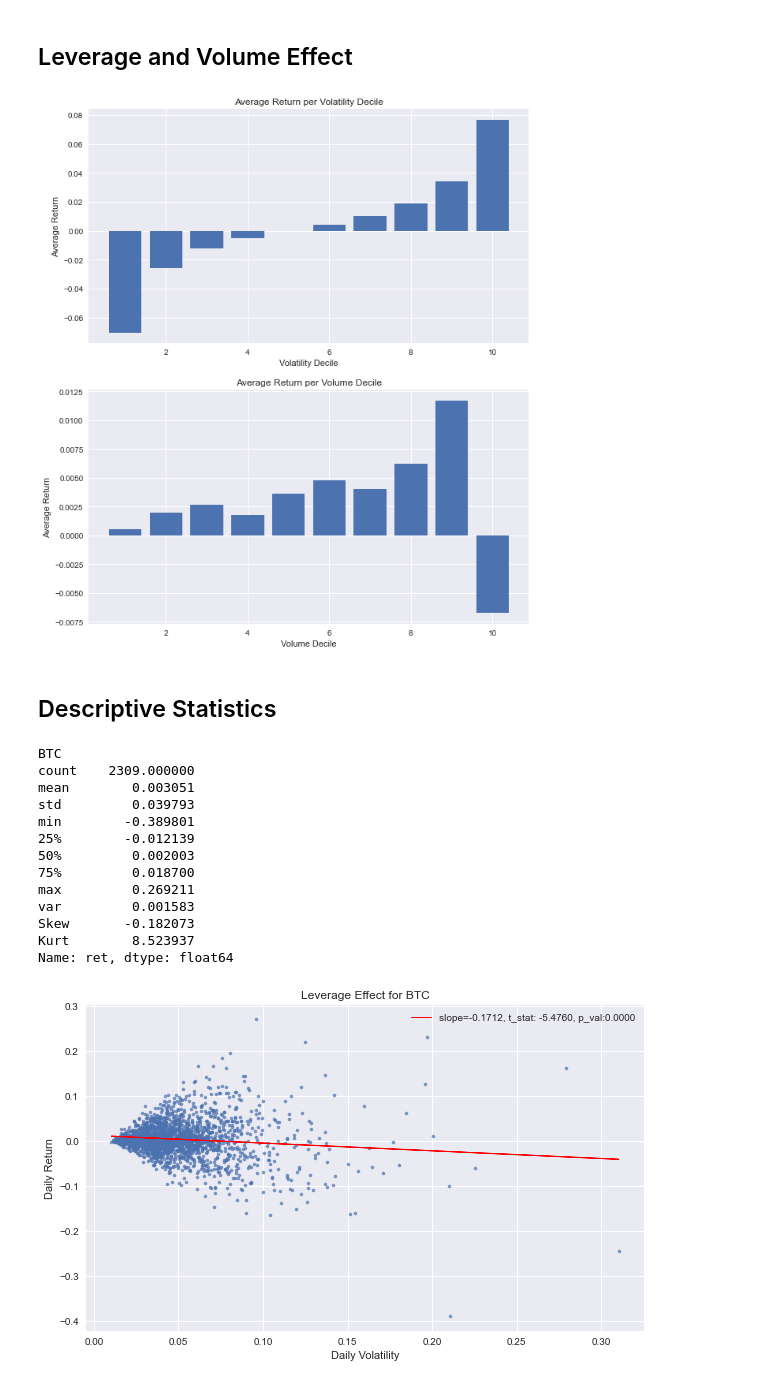
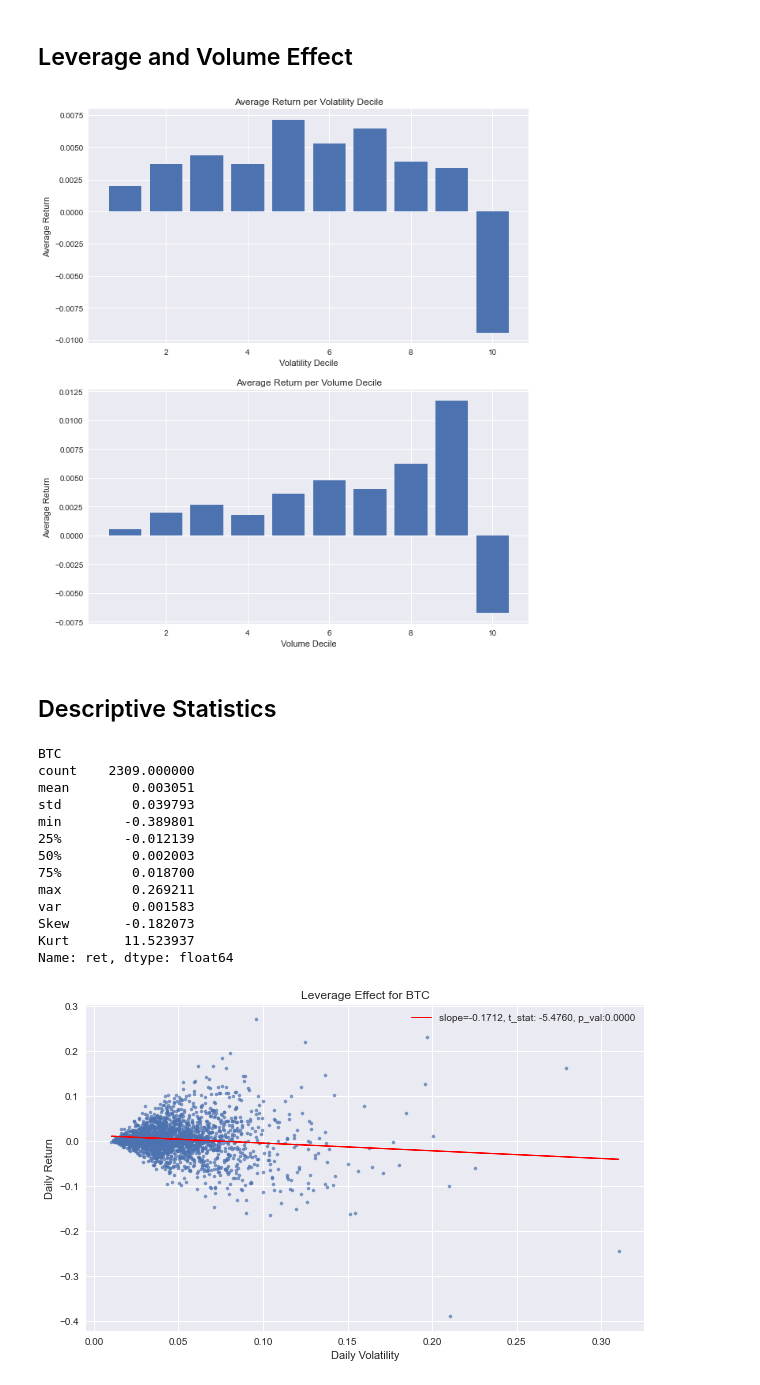
Before and after one commit to Vekkt/ml4f_project, a Jupyter notebook: src/data_analysis.ipynb, the cells around one changed output. Saved outputs shown, nothing was run; the diff lists cells and outputs as text; code cells hidden in the pictures.

```diff
--- a/src/data_analysis.ipynb
+++ b/src/data_analysis.ipynb
@@ -110,40 +112,40 @@ plt.savefig('vola_clustering.pdf')
 ## Leverage and Volume Effect
 # %%
 fig = plt.figure(figsize=(10, 12))
-dataset['decile'] = 1 + dataset[['ret']].transform(lambda x: pd.qcut(x, 10, labels=False))
-decile_ret = dataset[['ret', 'decile']].groupby('decile').mean()
+# dataset['decile'] = 1 + dataset[['ret']].transform(lambda x: pd.qcut(x, 10, labels=False))
+# decile_ret = dataset[['ret', 'decile']].groupby('decile').mean()
 
 
-# ax1 = fig.add_subplot(3, 1, 1)
+#ax1 = fig.add_subplot(2, 1, 1)
 
-# ax1.set_title('Average Return per Return Decile')
+#ax1.set_title('Average Return per Return Decile')
 # ax1.bar([x for x in range(1, 11)], decile_ret['ret'])
 # ax1.set_ylabel('Average Return')
 
-# dataset['decile'] = 1 + dataset[['Volatility']].transform(lambda x: pd.qcut(x, 10, labels=False))
-# decile_ret = dataset[['ret', 'decile']].groupby('decile').mean()
+dataset['decile'] = 1 + dataset[['Volatility']].transform(lambda x: pd.qcut(x, 10, labels=False))
+decile_ret = dataset[['ret', 'decile']].groupby('decile').mean()
 
 ax2 = fig.add_subplot(2, 1, 1)
 
 ax2.bar([x for x in range(1, 11)], decile_ret['ret'])
 ax2.set_title('Average Return per Volatility Decile')
 ax2.set_xlabel('Volatility Decile')
 ax2.set_ylabel('Average Return')
 
 dataset['decile'] = 1 + dataset[['Volume']].transform(lambda x: pd.qcut(x, 10, labels=False))
 decile_ret = dataset[['ret', 'decile']].groupby('decile').mean()
 
 
 ax3 = fig.add_subplot(2, 1, 2)
 ax3.bar([x for x in range(1, 11)], decile_ret['ret'])
 ax3.set_title('Average Return per Volume Decile')
 ax3.set_xlabel('Volume Decile')
 ax3.set_ylabel('Average Return')
 
 
 plt.savefig('leverage_effect.pdf')
 # %% [output]
-[figure, old version]
+[figure, new version]
 # %% [markdown]
 ## Descriptive Statistics
 # %%
@@ -151,7 +153,7 @@ print('BTC')
 ret_stat = dataset['ret'].describe()
 ret_stat.loc['var'] = dataset['ret'].var().tolist()
 ret_stat.loc['Skew'] = dataset['ret'].skew().tolist()
-ret_stat.loc['Kurt'] = dataset['ret'].kurtosis().tolist()
+ret_stat.loc['Kurt'] = dataset['ret'].kurtosis().tolist() + 3 #fisher correction
 print(ret_stat)
 # %% [output]
 BTC
@@ -165,7 +167,7 @@ min        -0.389801
 max         0.269211
 var         0.001583
 Skew       -0.182073
-Kurt        8.523937
+Kurt       11.523937
 Name: ret, dtype: float64
 # %%
 mod = sm.OLS(dataset['ret'], sm.add_constant(dataset[['Volatility']]))
```
Also changed, not shown: parts of 11 cells of this notebook, 6 other files.
